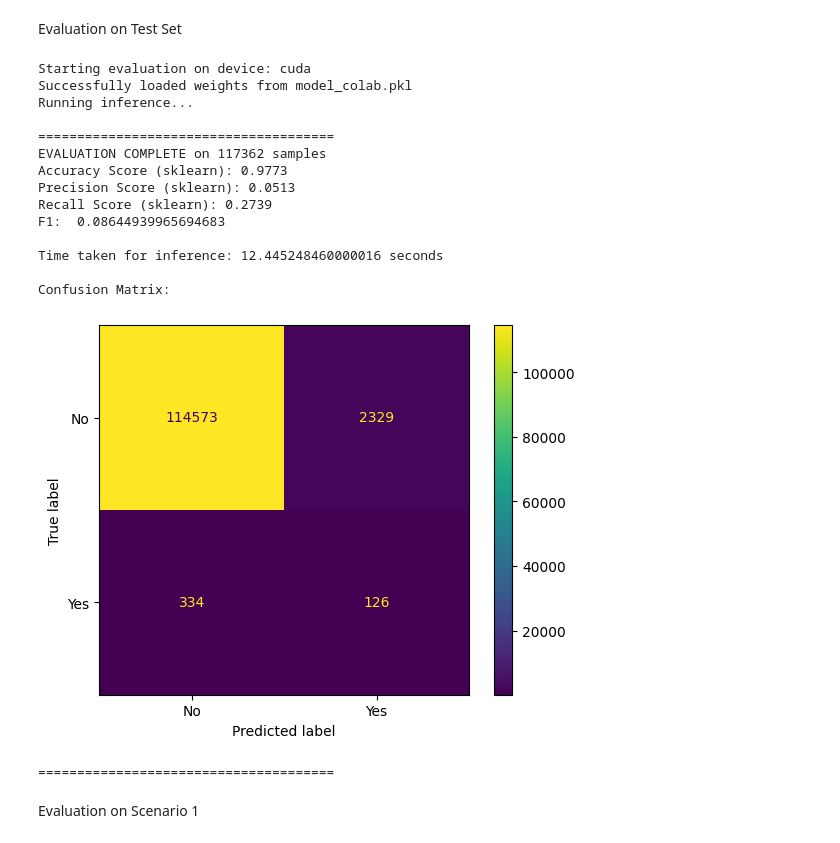
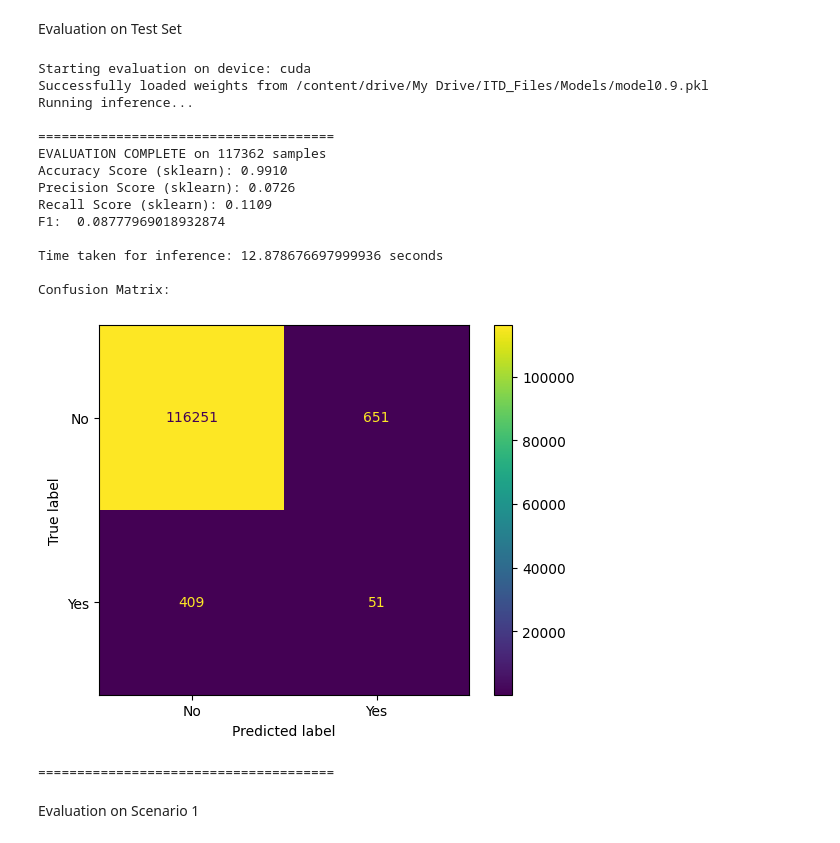
Before and after one commit to alabhya-ai/DANTE.v2_source, a Jupyter notebook: evaluate.ipynb, the cells around one changed output. Saved outputs shown, nothing was run; the diff lists cells and outputs as text; code cells hidden in the pictures.

```diff
--- a/evaluate.ipynb
+++ b/evaluate.ipynb
@@ -36,7 +36,7 @@ Evaluation Method
 BATCH_SIZE = 128
 DEVICE = 'cuda' if torch.cuda.is_available() else 'cpu'
 
-def evaluate_model(X_SUBSET_PATH, Y_SUBSET_PATH, MODEL_WEIGHTS_PATH, LSTM_CHECKPOINT_PATH='./kk'):
+def evaluate_model(X_SUBSET_PATH, Y_SUBSET_PATH, MODEL_WEIGHTS_PATH, LSTM_CHECKPOINT_PATH='kk'):
     # ------------------------------------
     # 1. Initialization and Data Loading
     # ------------------------------------
@@ -140,23 +140,23 @@ def evaluate_model(X_SUBSET_PATH, Y_SUBSET_PATH, MODEL_WEIGHTS_PATH, LSTM_CHECKP
 # %% [markdown]
 Evaluation on Test Set
 # %%
-evaluate_model(X_SUBSET_PATH = 'X_test.pkl', Y_SUBSET_PATH = 'y_test.pkl', MODEL_WEIGHTS_PATH = 'model_colab.pkl', LSTM_CHECKPOINT_PATH='kk_colab')
+evaluate_model(X_SUBSET_PATH = 'X_test.pkl', Y_SUBSET_PATH = 'y_test.pkl', MODEL_WEIGHTS_PATH = 'model0.9.pkl')
 # %% [output]
 Starting evaluation on device: cuda
-Successfully loaded weights from model_colab.pkl
+Successfully loaded weights from /content/drive/My Drive/ITD_Files/Models/model0.9.pkl
 Running inference...
 
 ======================================
 EVALUATION COMPLETE on 117362 samples
-Accuracy Score (sklearn): 0.9773
-Precision Score (sklearn): 0.0513
-Recall Score (sklearn): 0.2739
-F1:  0.08644939965694683
+Accuracy Score (sklearn): 0.9910
+Precision Score (sklearn): 0.0726
+Recall Score (sklearn): 0.1109
+F1:  0.08777969018932874
 
-Time taken for inference: 12.445248460000016 seconds
+Time taken for inference: 12.878676697999936 seconds
 
 Confusion Matrix:
-[figure, old version]
+[figure, new version]
 ======================================
 # %% [markdown]
 Evaluation on Scenario 1
```
Also changed, not shown: parts of 4 cells of this notebook.
